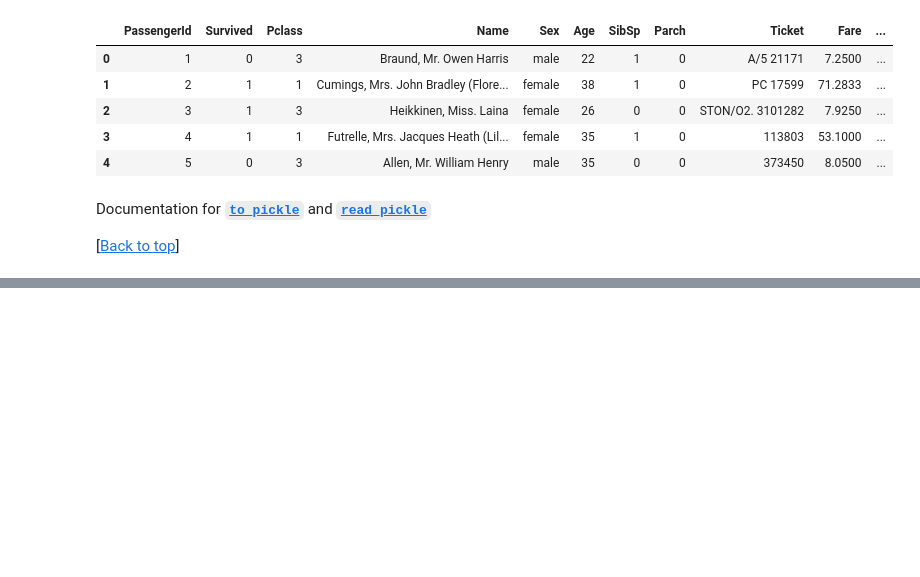
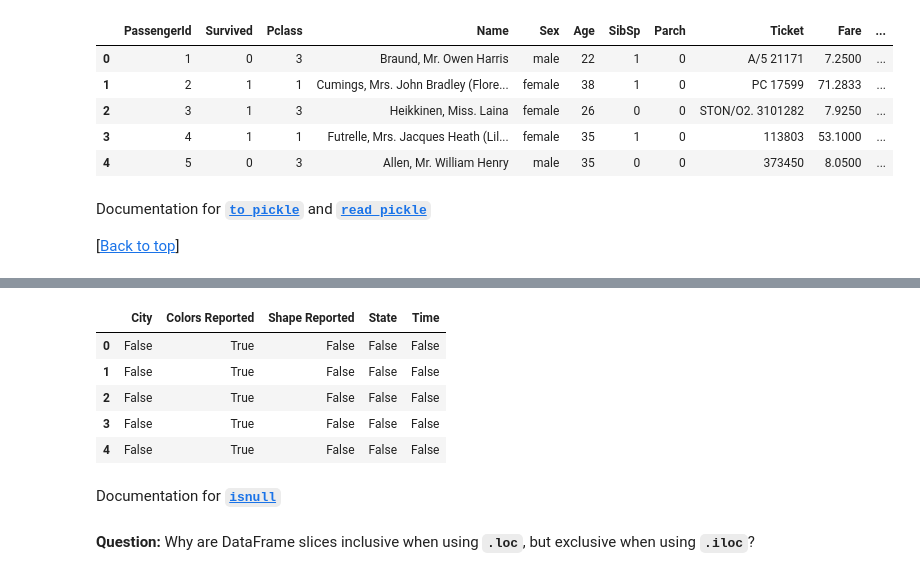
Before and after one commit to justmarkham/pandas-videos, a Jupyter notebook: pandas.ipynb, the cells around one changed output, grey strips where cells are left out. Drawn from its saved outputs; the diff is of its cells as text; code cells hidden in the pictures; blank space fills up the shorter version.

```diff
--- a/pandas.ipynb
+++ b/pandas.ipynb
@@ -2304,0 +2335,14 @@ Documentation for [**`to_pickle`**](http://pandas.pydata.org/pandas-docs/stable/
+# %%
+# equivalent: use 'isnull' as a DataFrame method
+ufo.isnull().head()
+# %% [output]
+|  | City | Colors Reported | Shape Reported | State | Time |
+| 0 | False | True | False | False | False |
+| 1 | False | True | False | False | False |
+| 2 | False | True | False | False | False |
+| 3 | False | True | False | False | False |
+| 4 | False | True | False | False | False |
+# %% [markdown]
+Documentation for [**`isnull`**](http://pandas.pydata.org/pandas-docs/stable/generated/pandas.DataFrame.isnull.html)
+# %% [markdown]
+**Question:** Why are DataFrame slices inclusive when using **`.loc`**, but exclusive when using **`.iloc`**?
```
Also changed, not shown: parts of 19 cells of this notebook, 1 other file.
